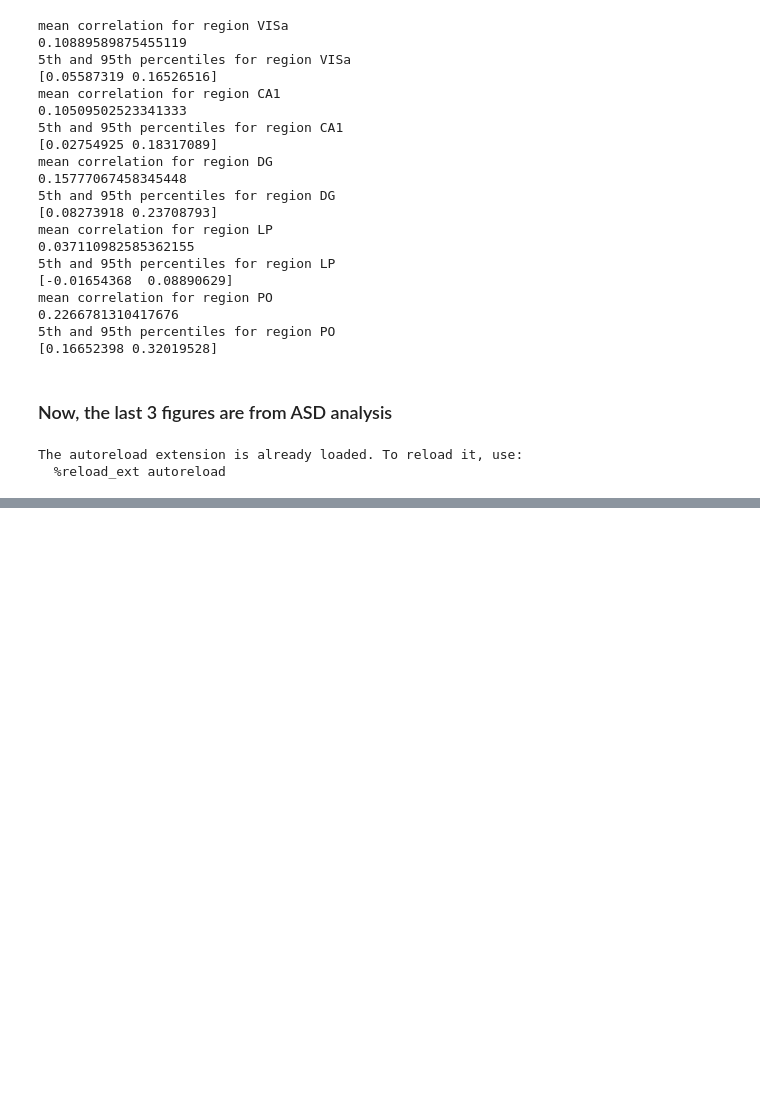
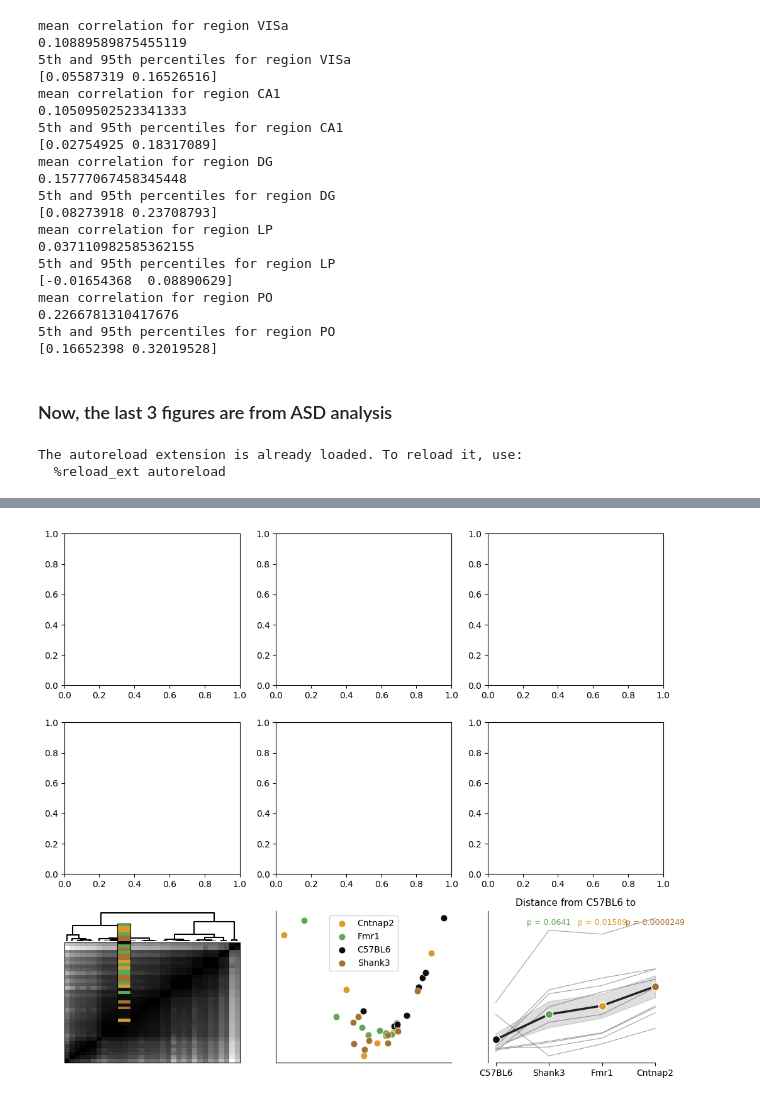
Before and after one commit to brunaafl/ShapeMetrics, a Jupyter notebook: combined_figure.ipynb, the cells around one changed output, grey strips where cells are left out. Cells and saved outputs as stored; diff of their text form; code cells hidden in the pictures; blank space fills up the shorter version.

```diff
--- a/combined_figure.ipynb
+++ b/combined_figure.ipynb
@@ -648,57 +721,66 @@ plt.show()
 # %%
-
 ## Figure 6-8
 
 fig, axes = plt.subplots(nrows=3, ncols=3, figsize=(7*1.5,6*1.5))
+axes = axes.flatten()
 
-## FIG 6 - PCA of distances across subjects (axes[6])
+# FIG 6 - HIERARCHICAL CLUSTERING AND ORDERING (drawn inside axes[6])
 colors = {'N':'#0D0D0D', 'F':'#61A656', 'C':'#D99C2B', 'S':'#A67232'}
-axes = axes.flatten()
-# PCA in axes[6]
-ax_pca, ax_mds = plot_mds_pca(dist_neural, labels_arr, ax=axes[6])
 
-## FIG 7 - ORDERED DISTANCE MATRIX + DENDROGRAM (axes[7])
+# FIG 7 - PCA (placed in axes[7])
+ax_pca, _ = plot_mds_pca(dist_neural, labels_arr, ax=axes[7])
+
+# FIG 6 - ORDERED DISTANCE MATRIX + DENDROGRAM (place inside axes[6])
 from scipy.cluster import hierarchy
 import matplotlib.colors as mcolors
+from matplotlib import gridspec
 
 S = dist_neural.shape[0]
 condensed = dist_neural[np.triu_indices(S,1)]
 linkage = hierarchy.ward(condensed)
 linkage = hierarchy.optimal_leaf_ordering(linkage, condensed)
 leaf_order = hierarchy.leaves_list(linkage)
-
-# Prepare ordered distance
 ordered_dist = dist_neural[leaf_order, :][:, leaf_order]
 
-# Compute axes positions and create dendrogram + heatmap inside axes[7]
-pos = axes[7].get_position()
-left, bottom, width, height = pos.x0, pos.y0, pos.width, pos.height
-# Remove original axes[7] and create new sub-axes in its place
-axes[7].clear()
-heatmap_ax = fig.add_axes([left, bottom, width, height*0.75])
-dendro_ax = fig.add_axes([left, bottom + height*0.75, width, height*0.25])
+# Replace axes[6] with two stacked subaxes (dendrogram above heatmap)
+axes[6].clear()
+axes[6].set_xticks([])
+axes[6].set_yticks([])
+sns.despine(ax=axes[6], left=True, bottom=True)
+gs_inner = gridspec.GridSpecFromSubplotSpec(2, 1, subplot_spec=axes[6].get_subplotspec(), height_ratios=[1, 4], hspace=0.02)
+dendro_ax = fig.add_subplot(gs_inner[0])
+heatmap_ax = fig.add_subplot(gs_inner[1])
 
-# Draw dendrogram
-dn = hierarchy.dendrogram(linkage, ax=dendro_ax, no_labels=True, color_threshold=0)
+# Dendrogram (top)
+dn = hierarchy.dendrogram(linkage, ax=dendro_ax, no_labels=True, color_threshold=0, above_threshold_color='k')
 dendro_ax.axis('off')
 
-# Draw heatmap with ordered distances
-heatmap_ax.imshow(ordered_dist, cmap='gray', aspect='auto', vmin=np.nanmin(ordered_dist), vmax=np.nanmax(ordered_dist))
+# Heatmap (bottom)
+heatmap_ax.imshow(ordered_dist, cmap='gray', aspect='auto', vmin=np.nanmin(ordered_dist), vmax=np.nanmax(ordered_dist), origin='lower')
 heatmap_ax.set_xticks([])
 heatmap_ax.set_yticks([])
+for spine in heatmap_ax.spines.values():
+    spine.set_visible(True)
+    spine.set_linewidth(0.8)
 
-# Add a color strip showing genotype labels on left
+# Small genotype color strip aligned with rows of the heatmap
+ordered_labels = labels_arr[leaf_order]
 lab_to_color = colors
-ordered_labels = labels_arr[leaf_order]
 color_list = mcolors.to_rgba_array([lab_to_color[lab] for lab in ordered_labels])
-cax = fig.add_axes([left - 0.02, bottom, 0.015, height*0.75])
-cax.imshow(color_list.reshape(-1,1,4), aspect='auto')
+pos2 = heatmap_ax.get_position()
+strip_width = 0.02
+pad = 0.005
+new_heatmap_left = pos2.x0 + strip_width + pad
+new_heatmap_width = max(pos2.width - (strip_width + pad), pos2.width * 0.5)
+heatmap_ax.set_position([new_heatmap_left, pos2.y0, new_heatmap_width, pos2.height])
+cax = fig.add_axes([pos2.x0, pos2.y0, strip_width, pos2.height])
+cax.imshow(color_list.reshape(-1,1,4), aspect='auto', origin='lower')
 cax.set_xticks([])
 cax.set_yticks([])
 
 ## FIG 8 - PARALLEL T-TEST PLOT (axes[8])
 cols = ['Within control', 'Control vs S', 'Control vs F', 'Control vs C']
-x_labels = ['C57BL6 vs\nC57BL6', 'C57BL6 vs\nShank3', 'C57BL6 vs\nFmr1', 'C57BL6 vs\nCntnap2']
+x_labels = ['C57BL6', 'Shank3', 'Fmr1', 'Cntnap2']
 
 for _, row in df_control_distances[cols].iterrows():
     axes[8].plot(range(len(cols)), row.values, color='#888888', alpha=0.8, linewidth=0.8, zorder=1)
@@ -709,41 +791,37 @@ sem = df_control_distances[cols].sem(axis=0)
 axes[8].fill_between(range(len(cols)), means - sem, means + sem,
                 color='#222222', alpha=0.15, zorder=2)
 
 mean_colors = ['#0D0D0D', '#61A656', '#D99C2B', '#A67232']
-axes[8].plot(range(len(cols)), means.values, color='#222222', linewidth=2.5, zorder=3, label='Mean')
+axes[8].plot(range(len(cols)), means.values, color='#222222', linewidth=2.5, zorder=3)
 
 for xi, col in enumerate(cols):
     axes[8].scatter(xi, means[col], color=mean_colors[xi], s=80, zorder=4, edgecolor='white', linewidth=1.2)
 
 results = {}
 a = df_control_distances['Within control'].values
 y_max_val = df_control_distances[cols].max().max()
 
 for xi, col in enumerate(['Control vs S', 'Control vs F', 'Control vs C'], start=1):
     b = df_control_distances[col].values
     mask = (~np.isnan(a)) & (~np.isnan(b))
     if mask.sum() >= 2:
         t_stat, p_val = ttest_rel(a[mask], b[mask])
         results[col] = {'n': int(mask.sum()), 't': float(t_stat), 'p': float(p_val)}
-        if p_val < 0.001: sig = '***'
-        elif p_val < 0.01: sig = '**'
-        elif p_val < 0.05: sig = '*'
-        else: sig = ''
-        axes[8].text(xi, y_max_val + (0.05 * y_max_val), f'p = {p_val:.4g}', ha='center', va='bottom', fontsize=10, color=mean_colors[xi])
+
+        axes[8].text(xi, y_max_val - (0.05 * y_max_val), f'p = {p_val:.4g}', ha='center', va='bottom', fontsize=9, color=mean_colors[xi])
 
 axes[8].set_xticks(range(len(cols)))
 axes[8].set_xticklabels(x_labels, fontsize=10)
-axes[8].set_ylabel('DSD distance', fontsize=11, fontweight='medium')
+axes[8].set_yticks([])
 
-ymin, ymax = axes[8].get_ylim()
-axes[8].set_ylim(ymin, ymax + (ymax - ymin) * 0.18)
+axes[8].set_title('Distance from C57BL6 to', fontsize=11)
 
 sns.despine(ax=axes[8], trim=True)
 axes[8].grid(axis='y', color="#ECE9E9", linewidth=0.8, linestyle='--')
 axes[8].grid(axis='x', visible=False)
 axes[8].legend(frameon=False, loc='upper left', fontsize=10)
 
 plt.tight_layout()
 plt.show()
-
-import pickle
+# %% [output]
+[figure, added]
```
Also changed, not shown: parts of 9 cells of this notebook.
